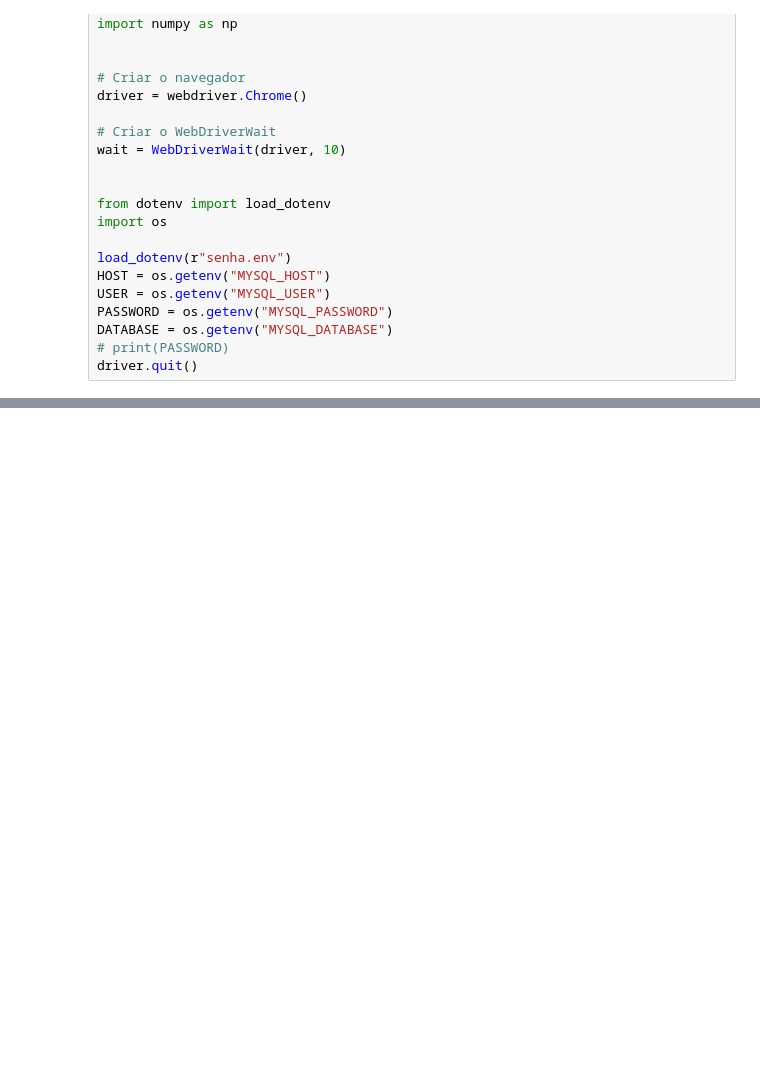
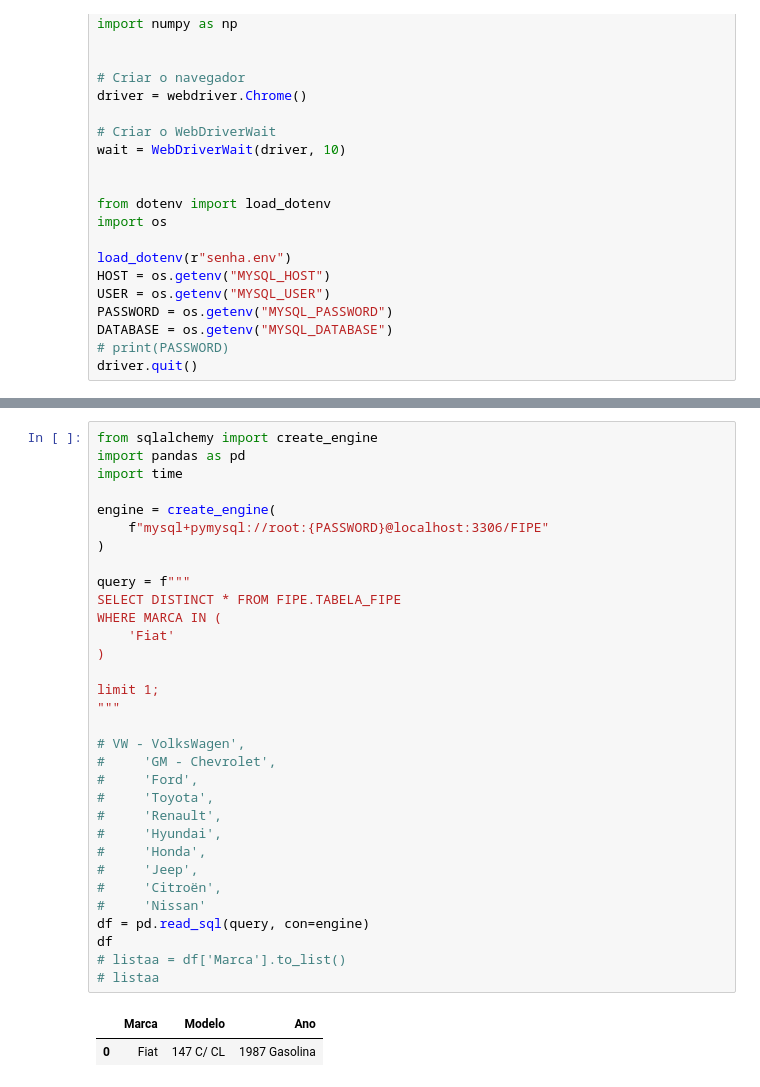
Before and after one commit to JonathanAlvesNogueira/Project-Tabela-FIPE, a Jupyter notebook: codigo_extract_valores.ipynb, the cells around one changed output, grey strips where cells are left out. Cells and saved outputs as stored; diff of their text form; blank space fills up the shorter version.

```diff
--- a/codigo_extract_valores.ipynb
+++ b/codigo_extract_valores.ipynb
@@ -119 +160,36 @@ Marca: Acura, Modelo: Legend 3.2/3.5, Ano: 1998 Gasolina
+# %%
+from sqlalchemy import create_engine
+import pandas as pd
+import time
+
+engine = create_engine(
+    f"mysql+pymysql://root:{PASSWORD}@localhost:3306/FIPE"
+)
+
+query = f"""
+SELECT DISTINCT * FROM FIPE.TABELA_FIPE
+WHERE MARCA IN (
+    'Fiat'
+)
+
+limit 1;
+"""
+
+# VW - VolksWagen',
+#     'GM - Chevrolet',
+#     'Ford',
+#     'Toyota',
+#     'Renault',
+#     'Hyundai',
+#     'Honda',
+#     'Jeep',
+#     'Citroën',
+#     'Nissan'
+df = pd.read_sql(query, con=engine)
+df
+# listaa = df['Marca'].to_list()
+# listaa
+# %% [output]
+|  | Marca | Modelo | Ano |
+| 0 | Fiat | 147 C/ CL | 1987 Gasolina |
 # %%
```
Also changed, not shown: parts of 6 cells of this notebook, 5 other files.
